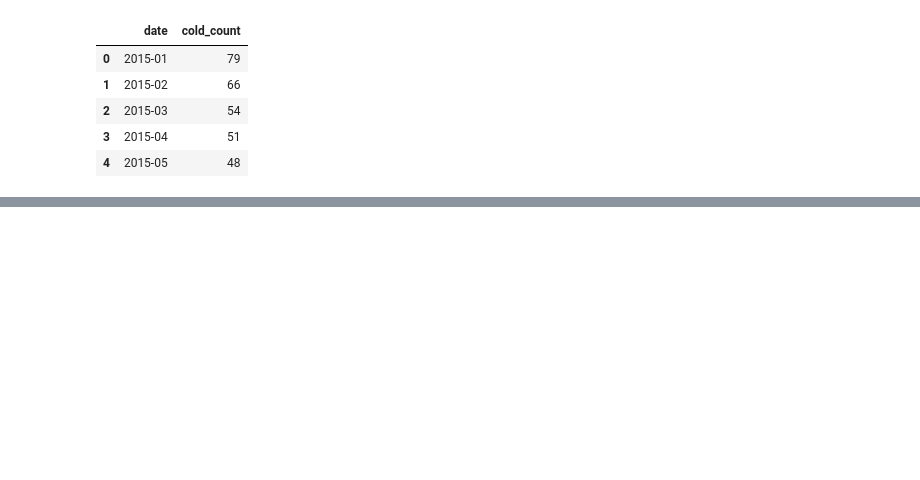
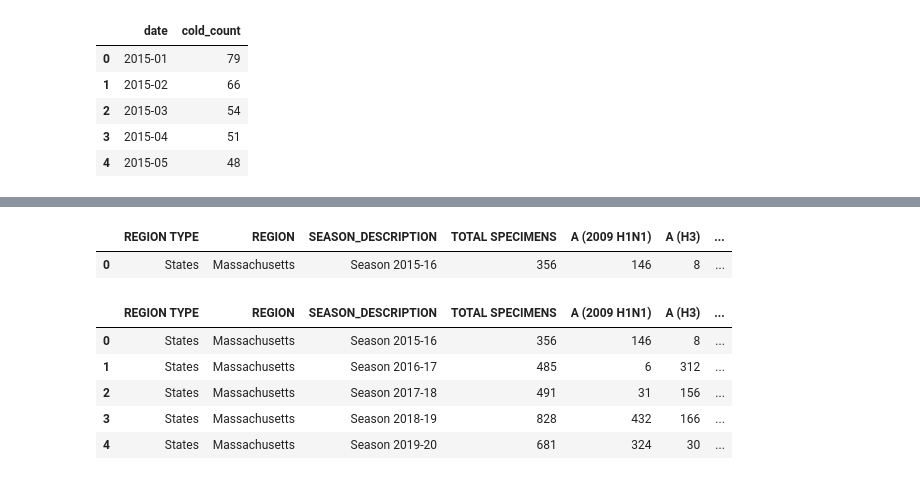
Before and after one commit to ndeen/flu_forecasting, a Jupyter notebook: eda.ipynb, the cells around one changed output, grey strips where cells are left out. Cells and saved outputs as stored; diff of their text form; code cells hidden in the pictures; blank space fills up the shorter version.

```diff
--- a/eda.ipynb
+++ b/eda.ipynb
@@ -162,0 +201,16 @@ Steps:
+# %%
+# for public health labs, we need the year from the 'SEASON_DESCRIPTION'
+publichealth_labs.head(1)
+# %% [output]
+|  | REGION TYPE | REGION | SEASON_DESCRIPTION | TOTAL SPECIMENS | A (2009 H1N1) | A (H3) | ... |
+| 0 | States | Massachusetts | Season 2015-16 | 356 | 146 | 8 | ... |
+# %%
+publichealth_labs['year'] = publichealth_labs['SEASON_DESCRIPTION'].apply(lambda x: x.split(' ')[1].split('-')[0])
+publichealth_labs.head()
+# %% [output]
+|  | REGION TYPE | REGION | SEASON_DESCRIPTION | TOTAL SPECIMENS | A (2009 H1N1) | A (H3) | ... |
+| 0 | States | Massachusetts | Season 2015-16 | 356 | 146 | 8 | ... |
+| 1 | States | Massachusetts | Season 2016-17 | 485 | 6 | 312 | ... |
+| 2 | States | Massachusetts | Season 2017-18 | 491 | 31 | 156 | ... |
+| 3 | States | Massachusetts | Season 2018-19 | 828 | 432 | 166 | ... |
+| 4 | States | Massachusetts | Season 2019-20 | 681 | 324 | 30 | ... |
```
Also changed, not shown: parts of 14 cells of this notebook.
